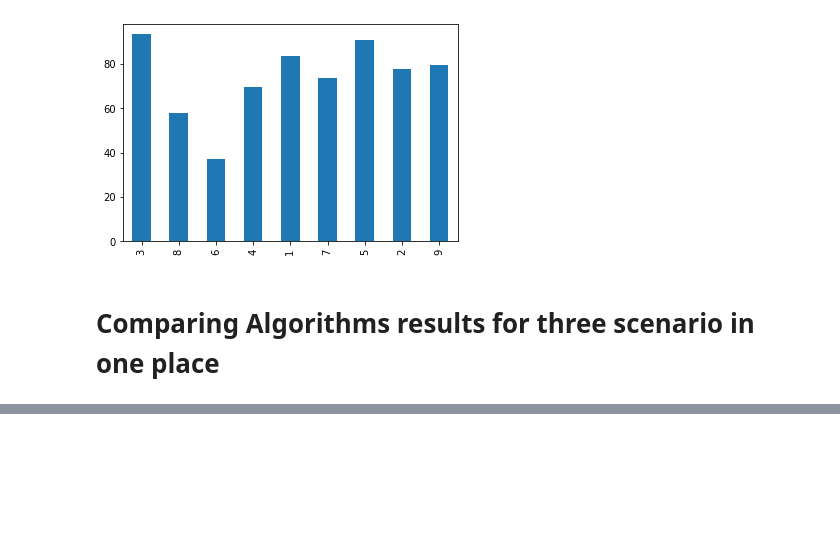
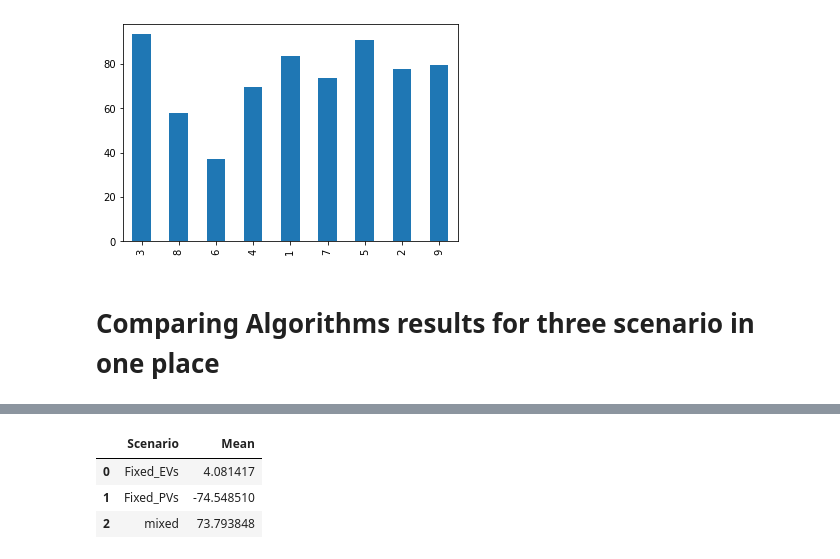
Before and after one commit to alirezakfz/PyomoModels, a Jupyter notebook: 08_SEST2022_DA_EQ/Results/Plots/Objective_Functions_Visualization.ipynb, the cells around one changed output, grey strips where cells are left out. Saved outputs shown, nothing was run; the diff lists cells and outputs as text; code cells hidden in the pictures; blank space fills up the shorter version.

```diff
--- a/08_SEST2022_DA_EQ/Results/Plots/Objective_Functions_Visualization.ipynb
+++ b/08_SEST2022_DA_EQ/Results/Plots/Objective_Functions_Visualization.ipynb
@@ -163,0 +182,7 @@ for x in zip(df_fixed_evs_ahe.mean().index, df_fixed_evs_ahe.mean()):
+# %%
+df_compare.groupby(['Scenario']).mean().reset_index()
+# %% [output]
+|  | Scenario | Mean |
+| 0 | Fixed_EVs | 4.081417 |
+| 1 | Fixed_PVs | -74.548510 |
+| 2 | mixed | 73.793848 |
```
Also changed, not shown: parts of 11 cells of this notebook, 24 other files.
